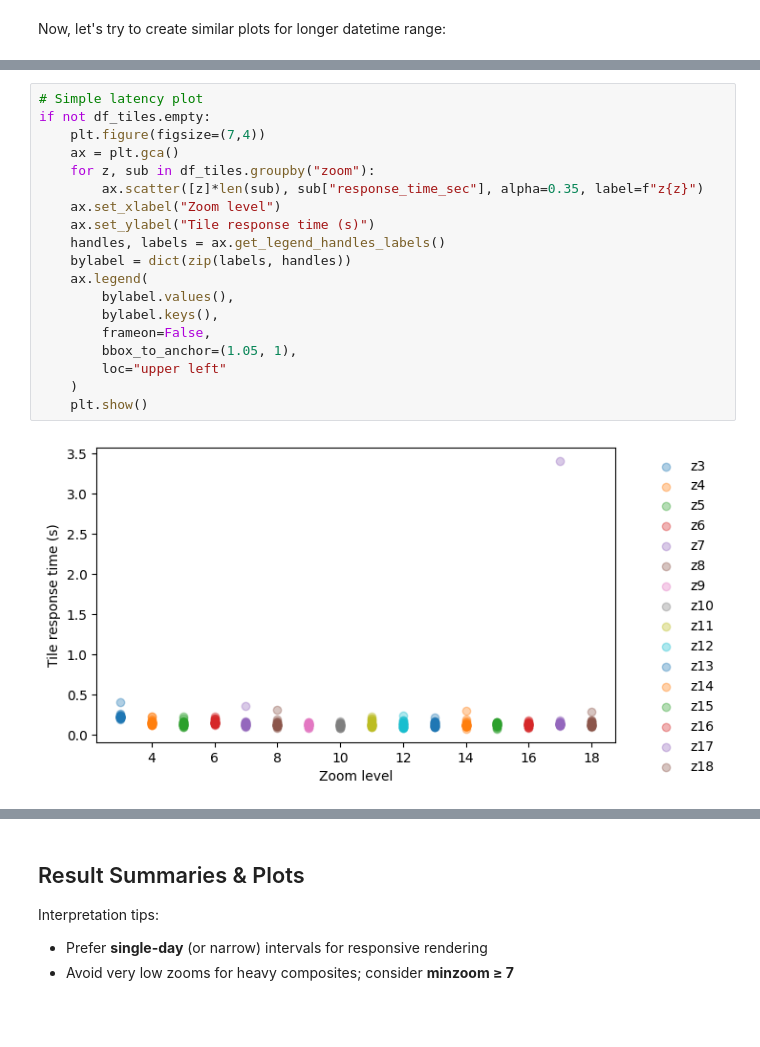
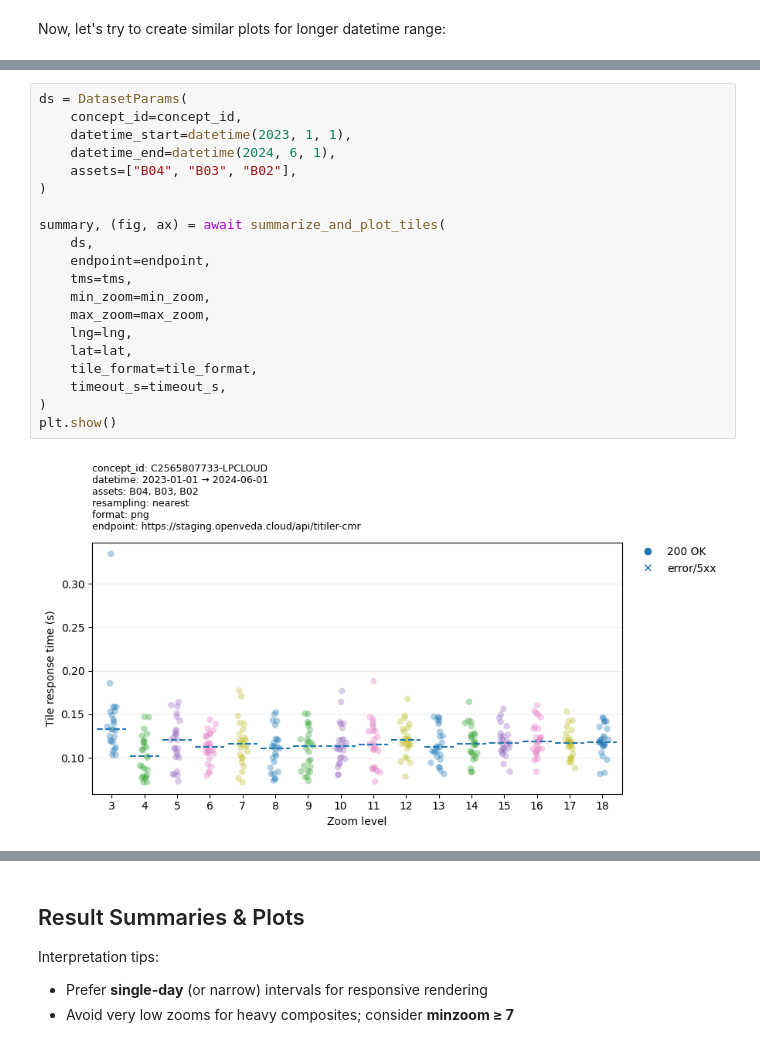
Before and after one commit to developmentseed/datacube-guide, a Jupyter notebook: docs/titiler-cmr-compat.ipynb, the cells around one changed output, grey strips where cells are left out. Saved outputs shown, nothing was run; the diff lists cells and outputs as text; blank space fills up the shorter version.

```diff
--- a/docs/titiler-cmr-compat.ipynb
+++ b/docs/titiler-cmr-compat.ipynb
@@ -285,21 +314,22 @@ Benchmarking Zoom level: 18...
-# %%
-# Simple latency plot
-if not df_tiles.empty:
-    plt.figure(figsize=(7,4))
-    ax = plt.gca()
-    for z, sub in df_tiles.groupby("zoom"):
-        ax.scatter([z]*len(sub), sub["response_time_sec"], alpha=0.35, label=f"z{z}")
-    ax.set_xlabel("Zoom level")
-    ax.set_ylabel("Tile response time (s)")
-    handles, labels = ax.get_legend_handles_labels()
-    bylabel = dict(zip(labels, handles))
-    ax.legend(
-        bylabel.values(),
-        bylabel.keys(),
-        frameon=False,
-        bbox_to_anchor=(1.05, 1),
-        loc="upper left"
-    )
-    plt.show()
-# %% [output]
-[figure, removed]
+# %%
+ds = DatasetParams(
+    concept_id=concept_id,
+    datetime_start=datetime(2023, 1, 1),
+    datetime_end=datetime(2024, 6, 1),
+    assets=["B04", "B03", "B02"],
+)
+
+summary, (fig, ax) = await summarize_and_plot_tiles(
+    ds,
+    endpoint=endpoint,
+    tms=tms,
+    min_zoom=min_zoom,
+    max_zoom=max_zoom,
+    lng=lng,
+    lat=lat,
+    tile_format=tile_format,
+    timeout_s=timeout_s,
+)
+plt.show()
+# %% [output]
+[figure, added]
```
Also changed, not shown: parts of 19 cells of this notebook.
